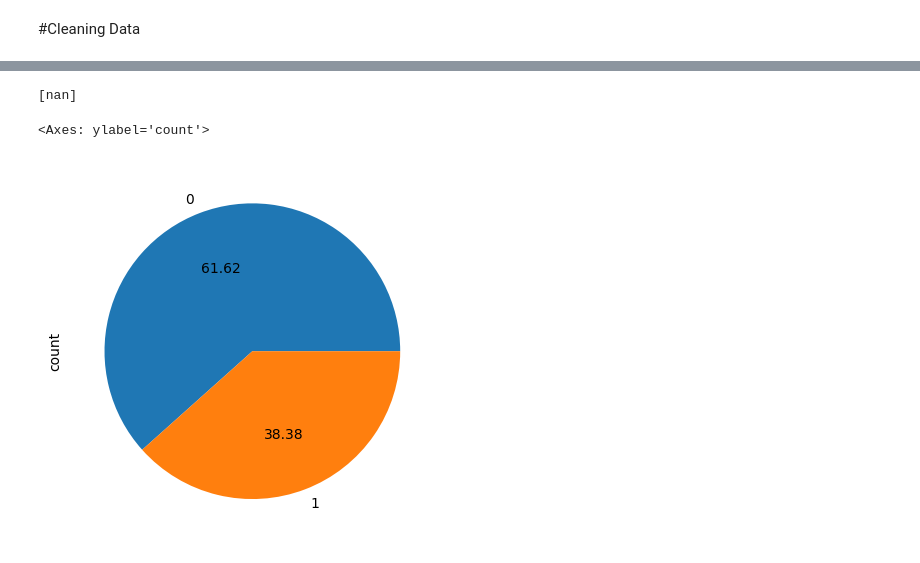
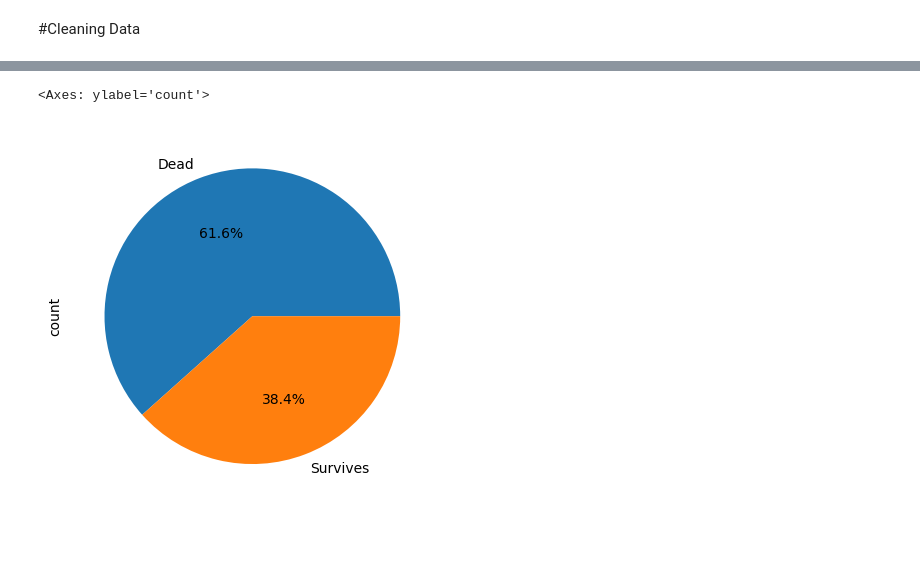
Before and after one commit to nightitachi/Block-Notes, a Jupyter notebook: Titanic11.ipynb, the cells around one changed output, grey strips where cells are left out. Cells and saved outputs as stored; diff of their text form; code cells hidden in the pictures.

```diff
--- a/Titanic11.ipynb
+++ b/Titanic11.ipynb
@@ -149,0 +151,4 @@ clean(test)
+# %%
+obj = obj.astype('int')
+data = pd.concat([obj,non_obj] , axis = 1)
+data
@@ -154,0 +174,2 @@ sns.heatmap(train.isnull())
+# %%
+train[obj.columns] = obj.apply(lambda col: la.fit_transform(col))
@@ -157,9 +201,7 @@ sns.heatmap(train.isnull())
 # %%
-train['Sex'] = train['Sex'].map({'male': 1, 'female': 0})
-train_encoded = train.select_dtypes(include=['float64', 'int64'])
 co = train.corr()
-co = train_encoded.corr()
-sns.heatmap(co, annot=True, cmap='coolwarm')
+
+sns.heatmap(co, annot=True, cmap='coolwarm', fmt=".2f" )
 plt.title('Correlation Heatmap')
 plt.show()
 # %% [output]
@@ -186,13 +209,5 @@ dtype: int64
-# %%
-# Map 'male' to 0 and 'female' to 1
-train['Sex'] = train['Sex'].map({'male': 0, 'female': 1})
-
-# Check the result
-print(train['Sex'].unique())  # Should output: [0, 1]
-# %% [output]
-[nan]
 # %%
-train.Survived.value_counts().plot.pie(autopct = '%0.2f' ,annot = True)
+train['Survived'].value_counts().plot.pie(autopct='%1.1f%%' , labels=['Dead' , 'Survives'])
 # %% [output]
 <Axes: ylabel='count'>
-[figure, old version]
+[figure, new version]
```
Also changed, not shown: parts of 47 cells of this notebook.
